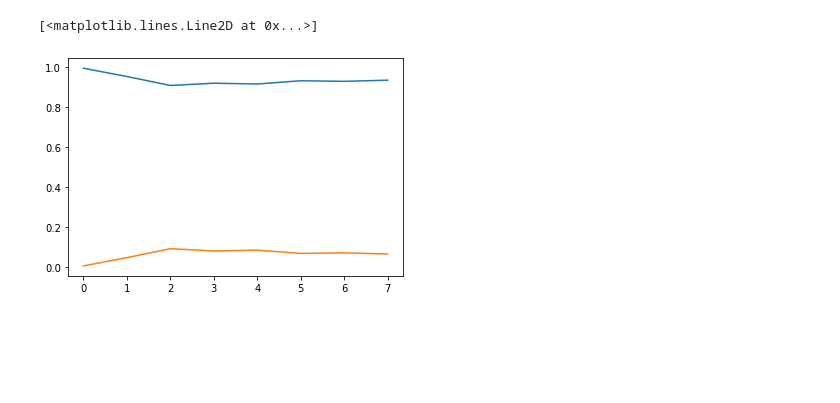
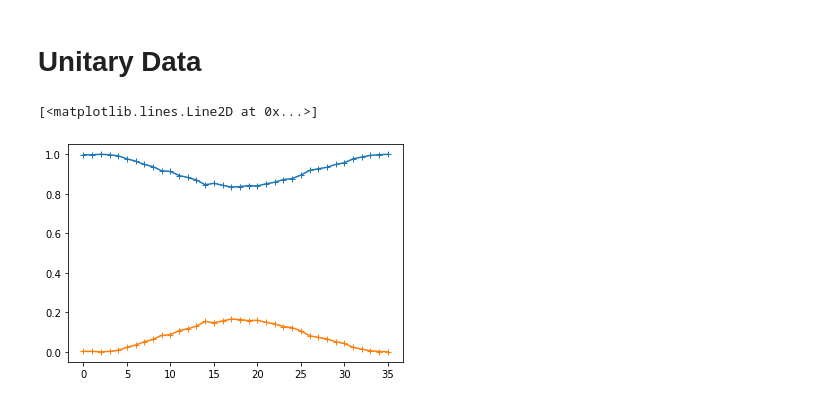
Before and after one commit to OliverDudgeon/QSync, a Jupyter notebook: experiment-plots.ipynb, the cells around one changed output. Saved outputs shown, nothing was run; the diff lists cells and outputs as text; code cells hidden in the pictures; blank space fills up the shorter version.

```diff
--- a/experiment-plots.ipynb
+++ b/experiment-plots.ipynb
@@ -4,8 +4,10 @@ import matplotlib.pyplot as plt
 
 from sync_plots import calc_and_plot_Q_and_S
 from qutip import Qobj
+# %% [markdown]
+# Unitary Data
 # %%
-states = np.load('unitary-loss-data-2-corrected.npy')
+states = np.load('unitary-data-corrected.npy')
 
 # Populations
 ups = [state[0, 0].real for state in states]
@@ -13,10 +15,10 @@ downs = [state[1, 1].real for state in states]
 # %%
 fig, ax = plt.subplots()
 
-ax.plot(ups)
-ax.plot(downs)
+ax.plot(ups, '+-')
+ax.plot(downs, '+-')
 # %% [output]
 [<matplotlib.lines.Line2D at 0x...>]
-[figure, old version]
+[figure, new version]
 # %%
 # Coherences
```
Also changed, not shown: parts of 18 cells of this notebook, 3 other files.
